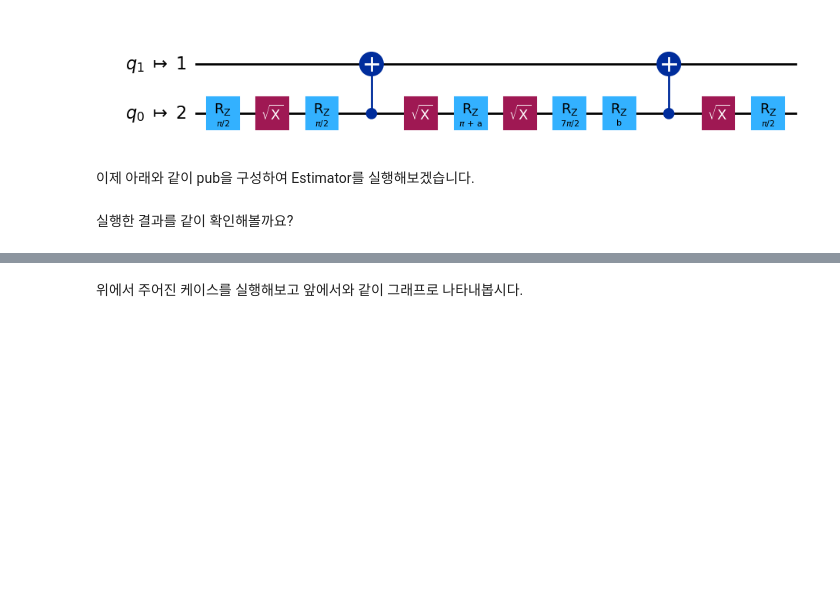
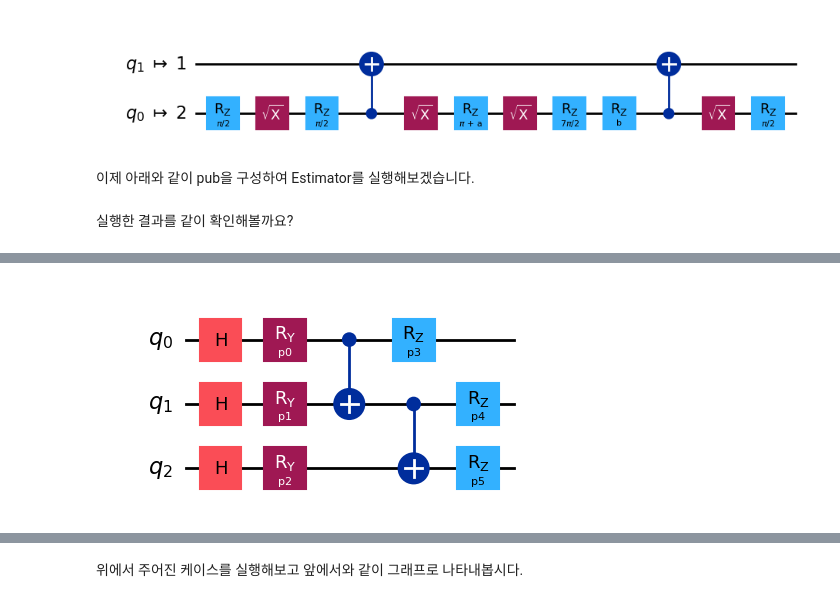
Before and after one commit to KimHaejoong1/busan-quantum-developer-program, a Jupyter notebook: korean-community-resources/코딩실습 6.ipynb, the cells around one changed output, grey strips where cells are left out. Drawn from its saved outputs; the diff is of its cells as text; code cells hidden in the pictures; blank space fills up the shorter version.

```diff
--- a/korean-community-resources/코딩실습 6.ipynb
+++ b/korean-community-resources/코딩실습 6.ipynb
@@ -254 +265,12 @@ Broadcasting을 적용하는 주요 케이스에 대해 얘기해봅시다:
+# %%
+# 시나리오 3과 4에서 사용할, 파라미터가 6개인 공통 회로
+params_6 = [Parameter(f'p{i}') for i in range(6)]
+qc_6_params = QuantumCircuit(3)
+qc_6_params.h([0, 1, 2])
+qc_6_params.ry(params_6[0], 0); qc_6_params.ry(params_6[1], 1); qc_6_params.ry(params_6[2], 2)
+qc_6_params.cx(0, 1); qc_6_params.cx(1, 2)
+qc_6_params.rz(params_6[3], 0); qc_6_params.rz(params_6[4], 1); qc_6_params.rz(params_6[5], 2)
+qc_6_params.draw('mpl')
+# %% [output]
+[figure, added]
 # %%
```
Also changed, not shown: parts of 12 cells of this notebook.
